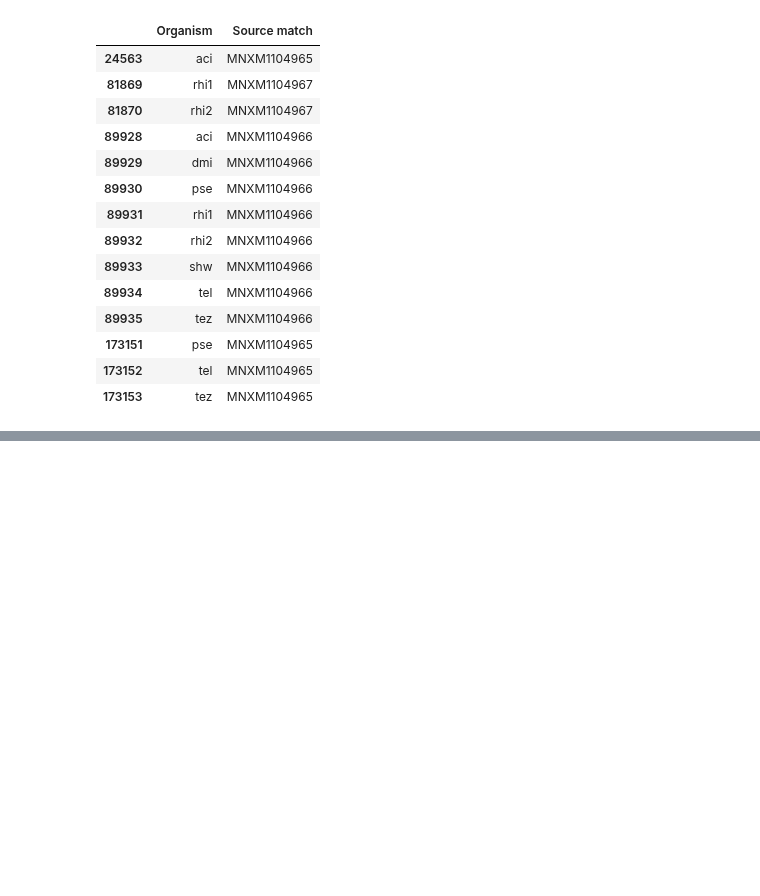
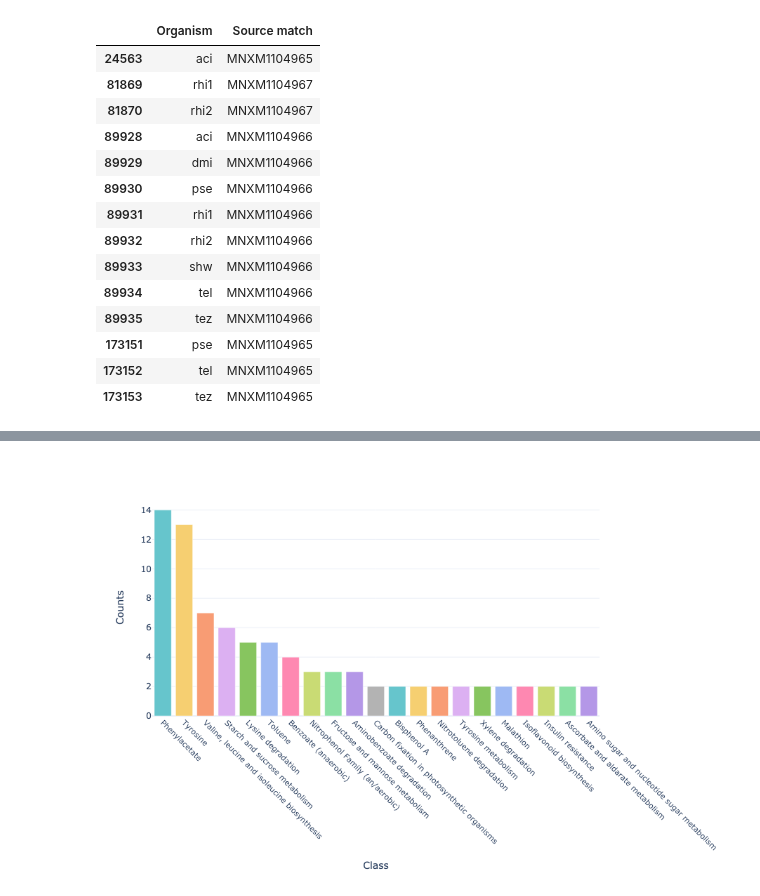
Before and after one commit to guillecg/mars-biofoundry, a Jupyter notebook: notebooks/02-RetroPath.ipynb, the cells around one changed output, grey strips where cells are left out. Saved outputs shown, nothing was run; the diff lists cells and outputs as text; code cells hidden in the pictures; blank space fills up the shorter version.

```diff
--- a/notebooks/02-RetroPath.ipynb
+++ b/notebooks/02-RetroPath.ipynb
@@ -240,0 +245,6 @@ save_fig(
+# %%
+class_counts_df = get_classes_counts(
+    results_df=results_df,
+    config=config
+)
+class_counts_df
@@ -240,0 +265,17 @@ save_fig(
+# %%
+status = "Scope"
+
+fig = plot_classes_counts(
+    counts_df=class_counts_df,
+    config=config,
+    status=status
+)
+fig.show("png")
+
+save_fig(
+    fig=fig,
+    filename=f"retropath-classes-{status.lower()}.jpg",
+    config=config
+)
+# %% [output]
+[figure, added]
```
Also changed, not shown: parts of 8 cells of this notebook, 2 other files.
